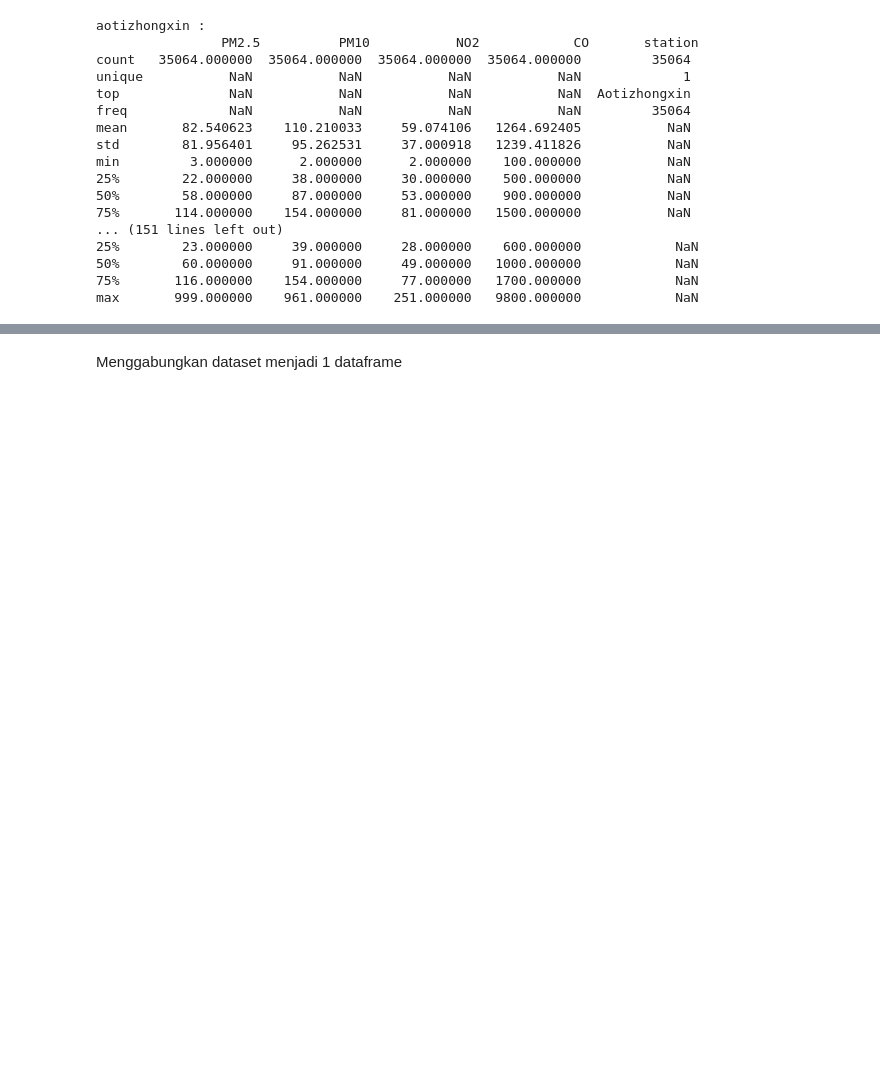
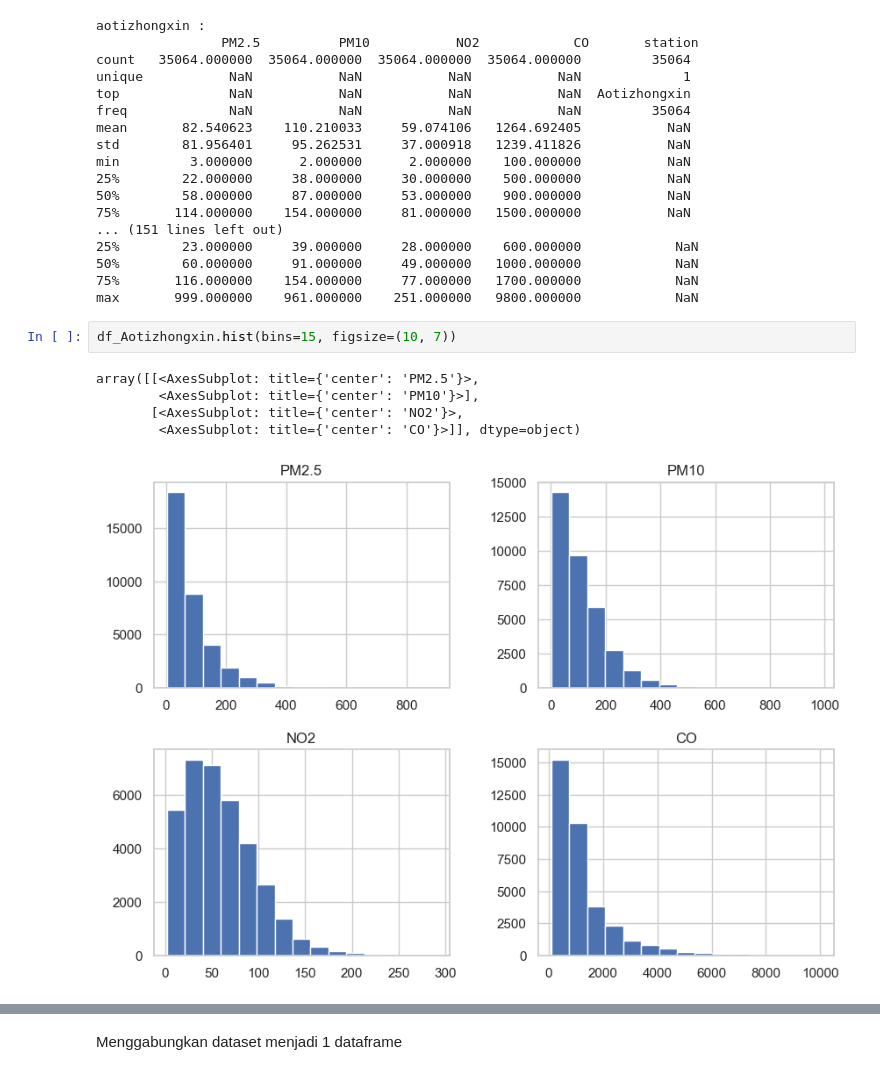
Before and after one commit to Awangnugrawan/Air-Quality-Dashboard, a Jupyter notebook: notebook.ipynb, the cells around one changed output, grey strips where cells are left out. Saved outputs shown, nothing was run; the diff lists cells and outputs as text; blank space fills up the shorter version.

```diff
--- a/notebook.ipynb
+++ b/notebook.ipynb
@@ -800,3 +800,11 @@ min         3.000000      2.000000      2.000000    100.000000           NaN
 50%        60.000000     91.000000     49.000000   1000.000000            NaN
 75%       116.000000    154.000000     77.000000   1700.000000            NaN
 max       999.000000    961.000000    251.000000   9800.000000            NaN
+# %%
+df_Aotizhongxin.hist(bins=15, figsize=(10, 7))
+# %% [output]
+array([[<AxesSubplot: title={'center': 'PM2.5'}>,
+        <AxesSubplot: title={'center': 'PM10'}>],
+       [<AxesSubplot: title={'center': 'NO2'}>,
+        <AxesSubplot: title={'center': 'CO'}>]], dtype=object)
+[figure, added]
```
Also changed, not shown: parts of 3 cells of this notebook.
